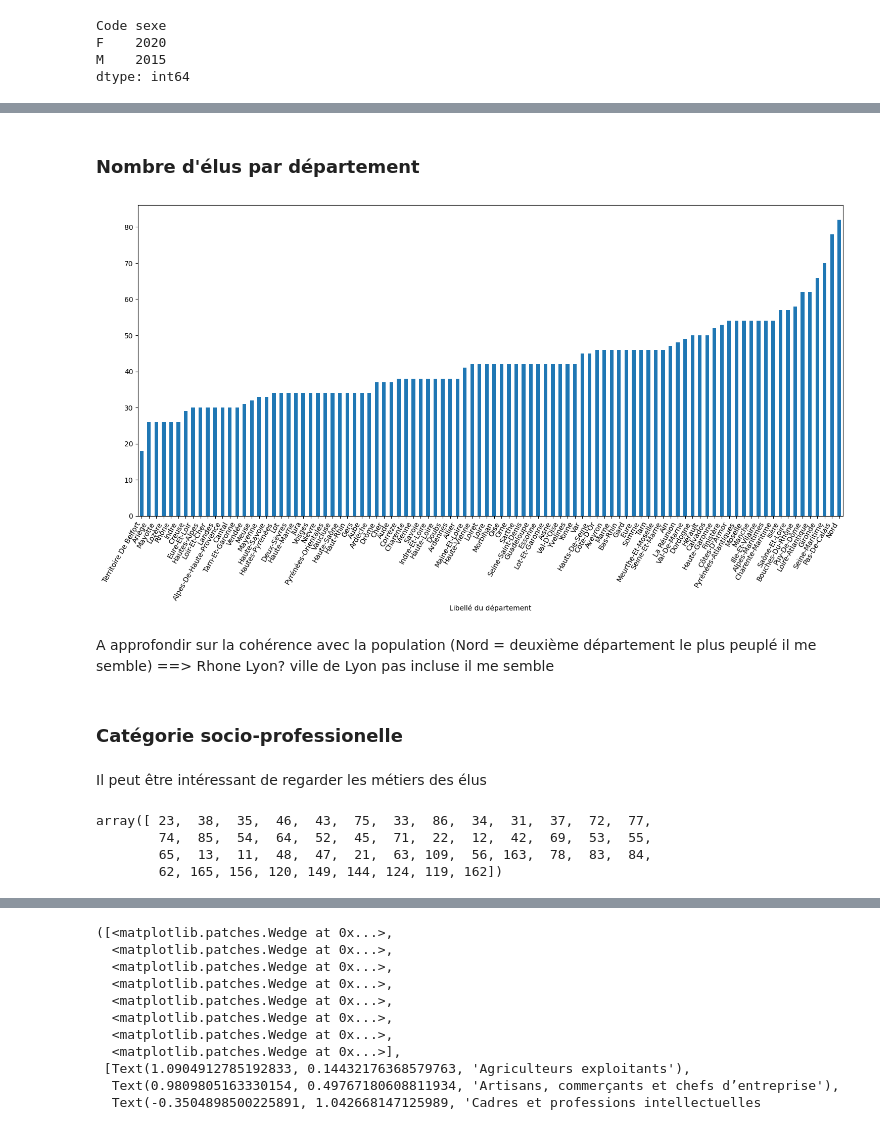
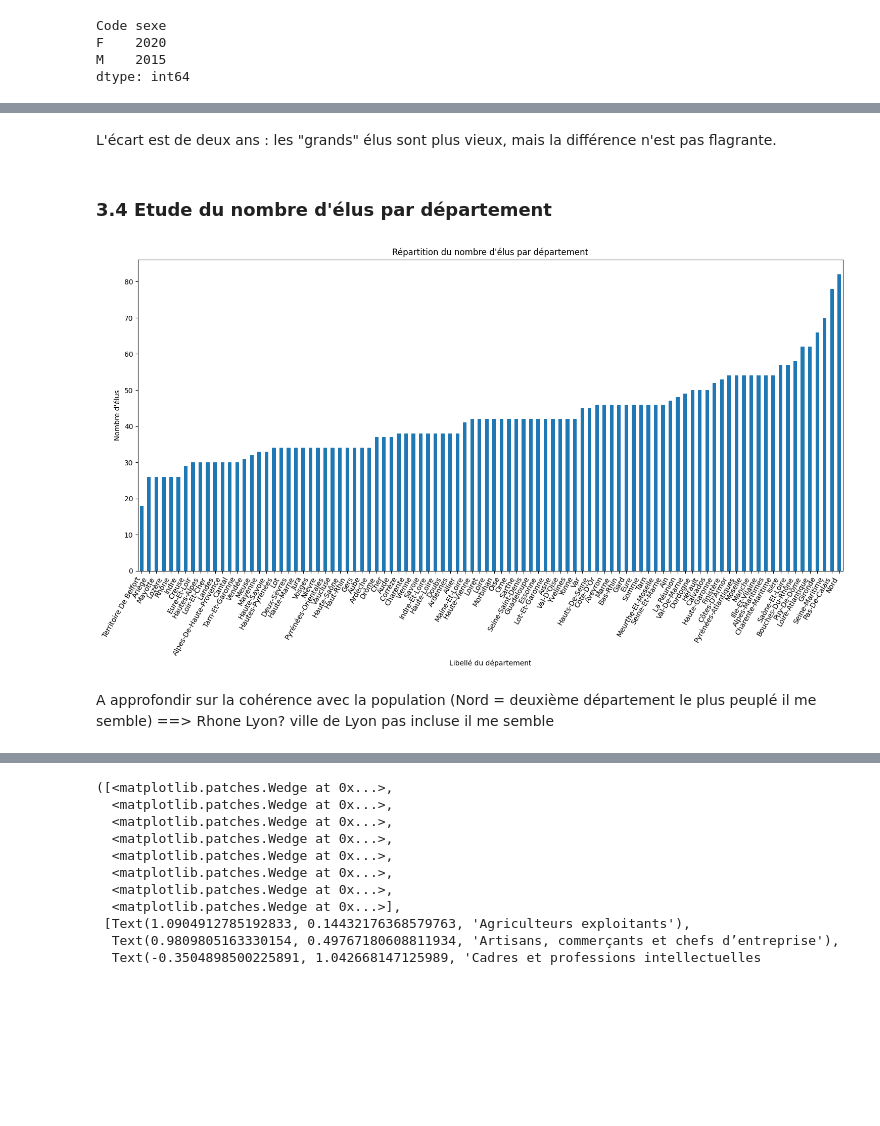
Before and after one commit to matyseyheraguibel/analyse_elus_MatysMaxime, a Jupyter notebook: Analyse_dataset_elus_departementaux.ipynb, the cells around one changed output, grey strips where cells are left out. Cells and saved outputs as stored; diff of their text form; code cells hidden in the pictures; blank space fills up the shorter version.

```diff
--- a/Analyse_dataset_elus_departementaux.ipynb
+++ b/Analyse_dataset_elus_departementaux.ipynb
@@ -257,0 +367,3 @@ departement=dfbase.groupby(by='Libellé du département')
+# %%
+dfbase['Age-classe']=pd.cut(dfbase['Age'], bins=[20,30,40,50,60,70,80,90], labels=['très jeunes élus', 'jeunes élus','élus','élus moyen','ainés','retraités','anciens'])
+dfbase.head()
@@ -318,22 +505,15 @@ En effet, Mayotte est le département le plusjeune de France (plus de la moitié
+# %% [markdown]
+L'écart est de deux ans : les "grands" élus sont plus vieux, mais la différence n'est pas flagrante.
 # %% [markdown]
-### Nombre d'élus par département
+### 3.4 Etude du nombre d'élus par département
 # %%
 plt.figure(figsize=(18,8))
 departement.size().sort_values().plot(kind='bar')
 plt.xticks(rotation = 60, ha='right')
+plt.title("Répartition du nombre d'élus par département")
+plt.ylabel("Nombre d'élus")
 plt.show()
 # %% [output]
-[figure, old version]
+[figure, new version]
 # %% [markdown]
 A approfondir sur la cohérence avec la population (Nord = deuxième département le plus peuplé il me semble) ==> Rhone Lyon? ville de Lyon pas incluse il me semble
-# %% [markdown]
-### Catégorie socio-professionelle
-# %% [markdown]
-Il peut être intéressant de regarder les métiers des élus
-# %%
-dfbase['Code de la catégorie socio-professionnelle'].unique()
-# %% [output]
-array([ 23,  38,  35,  46,  43,  75,  33,  86,  34,  31,  37,  72,  77,
-        74,  85,  54,  64,  52,  45,  71,  22,  12,  42,  69,  53,  55,
-        65,  13,  11,  48,  47,  21,  63, 109,  56, 163,  78,  83,  84,
-        62, 165, 156, 120, 149, 144, 124, 119, 162])
```
Also changed, not shown: parts of 95 cells of this notebook.
